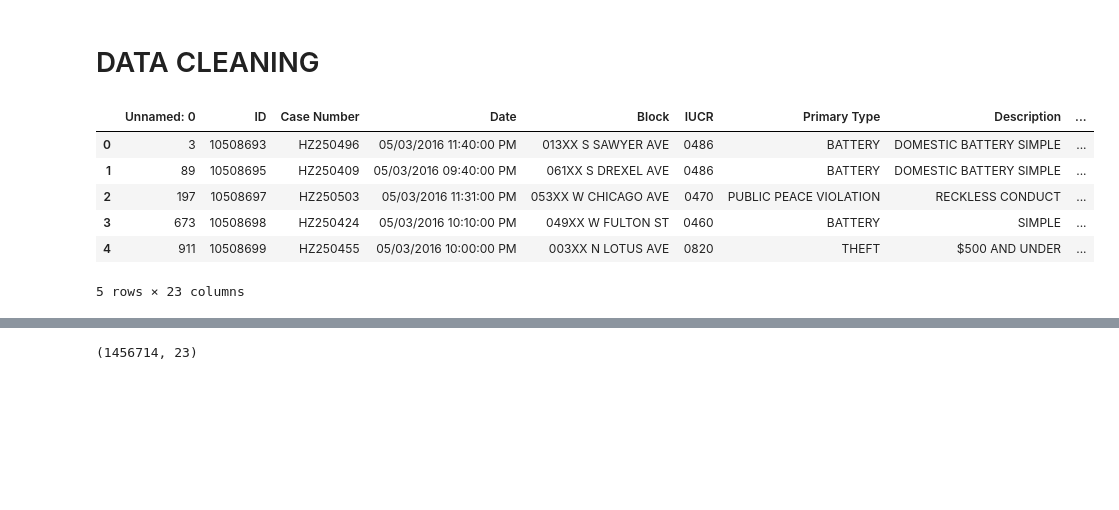
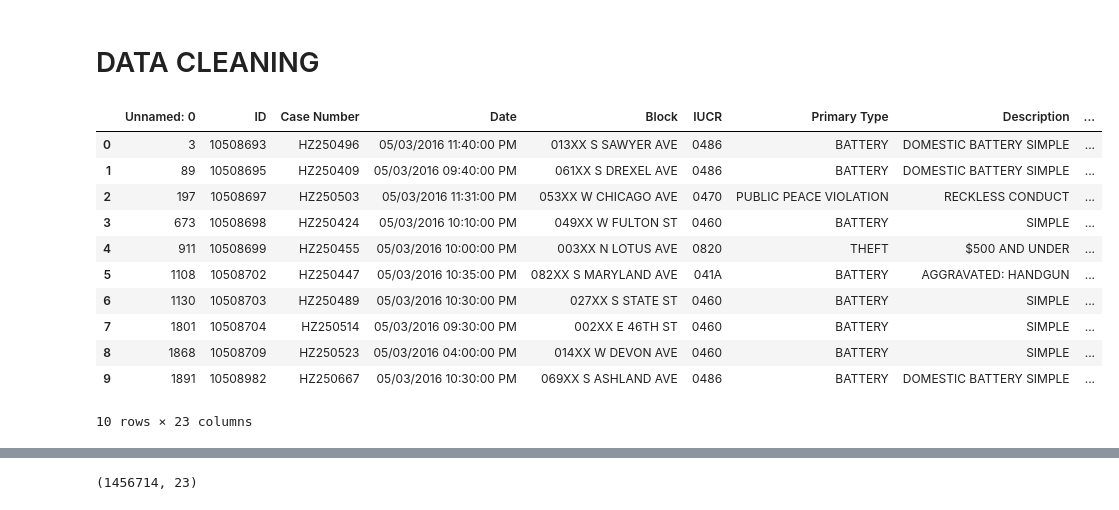
Before and after one commit to IamREX622/Analysis-on-Crimes-in-Chicago-2012-2017-, a Jupyter notebook: Untitled.ipynb, the cells around one changed output, grey strips where cells are left out. Drawn from its saved outputs; the diff is of its cells as text; code cells hidden in the pictures; blank space fills up the shorter version.

```diff
--- a/Untitled.ipynb
+++ b/Untitled.ipynb
@@ -81,13 +81,18 @@ crime_df = pd.read_csv('Chicago_Crimes_2012_to_2017.csv')
 # %% [markdown]
 # DATA CLEANING
 # %%
-crime_df.head()
+crime_df.head(10)
 # %% [output]
 |  | Unnamed: 0 | ID | Case Number | Date | Block | IUCR | Primary Type | Description | ... |
 | 0 | 3 | 10508693 | HZ250496 | 05/03/2016 11:40:00 PM | 013XX S SAWYER AVE | 0486 | BATTERY | DOMESTIC BATTERY SIMPLE | ... |
 | 1 | 89 | 10508695 | HZ250409 | 05/03/2016 09:40:00 PM | 061XX S DREXEL AVE | 0486 | BATTERY | DOMESTIC BATTERY SIMPLE | ... |
 | 2 | 197 | 10508697 | HZ250503 | 05/03/2016 11:31:00 PM | 053XX W CHICAGO AVE | 0470 | PUBLIC PEACE VIOLATION | RECKLESS CONDUCT | ... |
 | 3 | 673 | 10508698 | HZ250424 | 05/03/2016 10:10:00 PM | 049XX W FULTON ST | 0460 | BATTERY | SIMPLE | ... |
 | 4 | 911 | 10508699 | HZ250455 | 05/03/2016 10:00:00 PM | 003XX N LOTUS AVE | 0820 | THEFT | $500 AND UNDER | ... |
+| 5 | 1108 | 10508702 | HZ250447 | 05/03/2016 10:35:00 PM | 082XX S MARYLAND AVE | 041A | BATTERY | AGGRAVATED: HANDGUN | ... |
+| 6 | 1130 | 10508703 | HZ250489 | 05/03/2016 10:30:00 PM | 027XX S STATE ST | 0460 | BATTERY | SIMPLE | ... |
+| 7 | 1801 | 10508704 | HZ250514 | 05/03/2016 09:30:00 PM | 002XX E 46TH ST | 0460 | BATTERY | SIMPLE | ... |
+| 8 | 1868 | 10508709 | HZ250523 | 05/03/2016 04:00:00 PM | 014XX W DEVON AVE | 0460 | BATTERY | SIMPLE | ... |
+| 9 | 1891 | 10508982 | HZ250667 | 05/03/2016 10:30:00 PM | 069XX S ASHLAND AVE | 0486 | BATTERY | DOMESTIC BATTERY SIMPLE | ... |
-5 rows × 23 columns
+10 rows × 23 columns
 # %%
```
Also changed, not shown: parts of 91 cells of this notebook.
